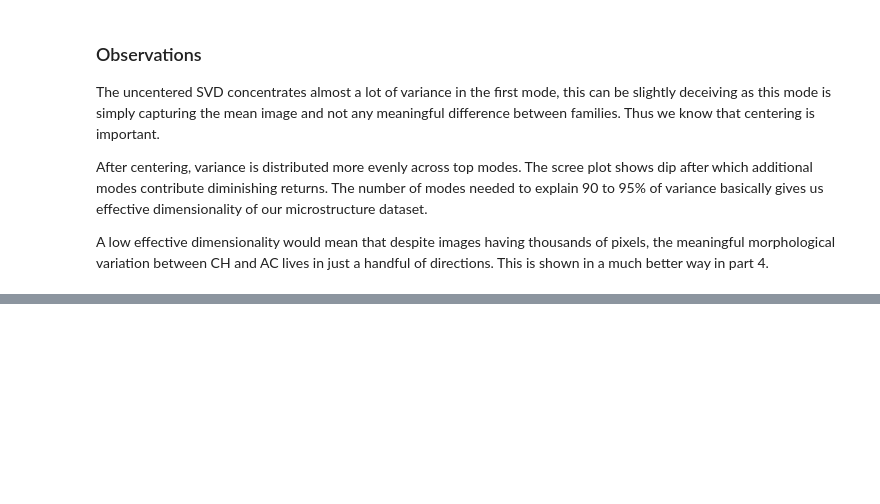
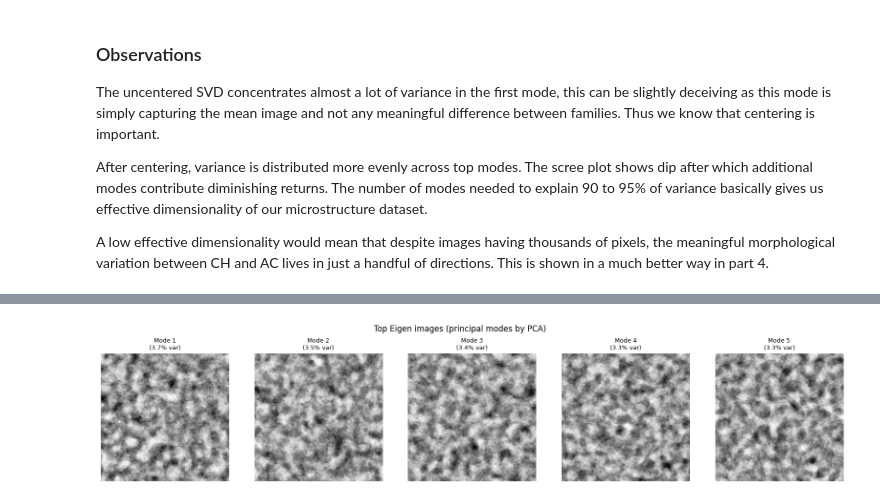
Before and after one commit to NeelPhere/the-doppelganger-problem, a Jupyter notebook: doppelgangers_problem.ipynb, the cells around one changed output, grey strips where cells are left out. Saved outputs shown, nothing was run; the diff lists cells and outputs as text; code cells hidden in the pictures; blank space fills up the shorter version.

```diff
--- a/doppelgangers_problem.ipynb
+++ b/doppelgangers_problem.ipynb
@@ -579,0 +584,19 @@ This is shown in a much better way in part 4.
+# %%
+n_modes_to_show = 5 #play around with this number to vary no.of modes
+
+fig, axes = plt.subplots(1, n_modes_to_show, figsize=(20, 4))
+fig.suptitle("Top Eigen images (principal modes by PCA)")
+
+for i in range(n_modes_to_show):     #reshape the i'th mode back to image shape (reconstruction)
+    mode_img = Vt[i].reshape(nx_img, nx_img)
+    ax = axes[i]
+    im = ax.imshow(mode_img, cmap="Greys", origin="lower",
+                   vmin=-np.abs(mode_img).max(),
+                   vmax= np.abs(mode_img).max())
+    ax.set_title(f"Mode {i+1}\n({var_explained[i]*100:.1f}% var)", fontsize=9)
+    ax.axis("off")
+plt.show()
+
+#Here we can see how leading principle modes look like when regenerated.
+# %% [output]
+[figure, added]
```
Also changed, not shown: parts of 13 cells of this notebook.
